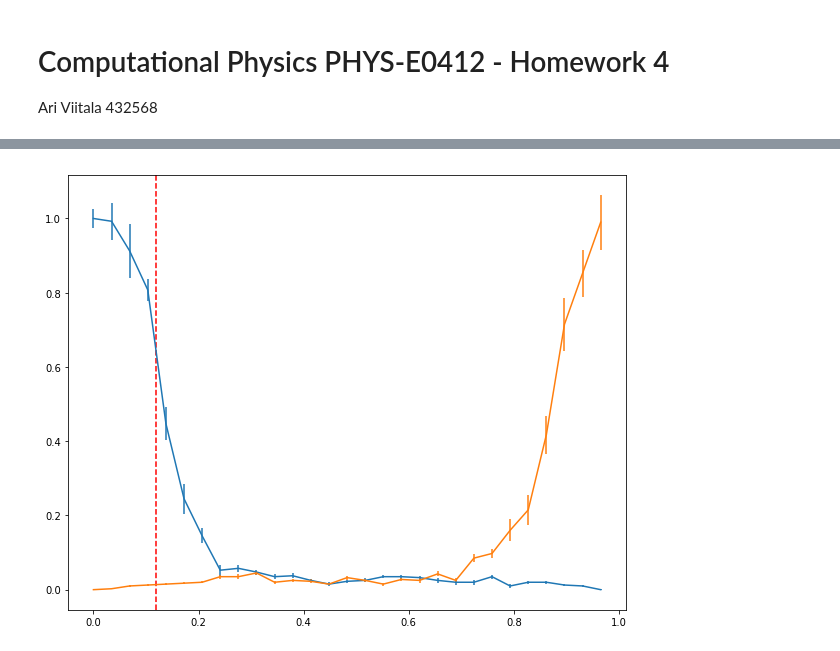
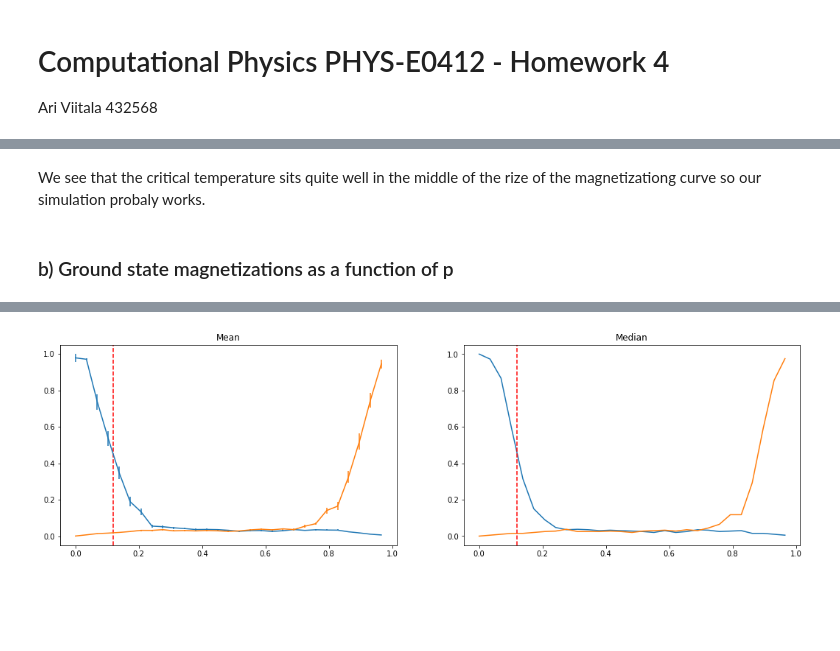
Before and after one commit to ari-viitala/CompPhys, a Jupyter notebook: Viikko4/Viikko4.ipynb, the cells around one changed output, grey strips where cells are left out. Cells and saved outputs as stored; diff of their text form; code cells hidden in the pictures; blank space fills up the shorter version.

```diff
--- a/Viikko4/Viikko4.ipynb
+++ b/Viikko4/Viikko4.ipynb
@@ -119,5 +168,3 @@ def anneal(p, N, iters, Th, Tl):
         ms[k] = (1 / N**2 * abs(np.sum(lat * sng)))
 
     return m, ms, lat
-# %%
-m, ms, lat = anneal(1, 50, 200, 3, 0.1)
@@ -124,15 +173,26 @@ m, ms, lat = anneal(1, 50, 200, 3, 0.1)
 # %%
-iters = 50
-steps = 400
+n = 15 #lattice dimensions nxn
+p = 0
+start_temp = 4
+end_temp = 1
+iters = 200 #iterations for p=0
+steps = 200 #steps for tempertature
+
+#vectors for the magnetizations
 ma = np.zeros(steps)
 msa = np.zeros(steps)
+
+#run the code simultaion iters times
 for i in range(0, iters):
     clear_output(wait = True)
     print(i)
-    m, ms, lat = anneal(0, 20, steps, 4, 1)
+    m, ms, lat = anneal(p, n, steps, start_temp, end_temp)
+
+    #add the results to the result vectors
     ma += m
     msa += ms
 
+#take the average
 ma /= iters
 msa /= iters
 # %% [output]
@@ -168,27 +209,45 @@ plt.axvline(2.27)
+# %% [markdown]
+We see that the critical temperature sits quite well in the middle of the rize of the magnetizationg curve so our simulation probaly works.
+# %% [markdown]
+### b) Ground state magnetizations as a function of p
 # %%
-n_p = 30
-p_iters = 20
-N = 20
-iters = 200
-Th = 3
-Tl = 1
+n_p = 30 #number of different p values
+p_iters = 40 #number of iterations per p
+N = 20 #lattice size
+iters = 200 #steps in simulation
+Th = 3 #high temp
+Tl = 1 #low temp
 
-ps = np.linspace(0,1, n_p)
-m = np.zeros((iters, n_p, p_iters))
-ms = np.zeros((iters, n_p, p_iters))
+ps = np.linspace(0,1, n_p) #vector of p's
+m = np.zeros((iters, n_p, p_iters)) #vector for magnetizations
+ms = np.zeros((iters, n_p, p_iters)) #vector for staggered magnetizations
 for i in range(0, n_p):
     for k in range(0, p_iters):
+
+        #some printing and plotting to know what is goin on in the simulaion to know what is
         clear_output(wait = True)
         print(k)
-        print("P: "  + str(ps[:i]))
+        print("P: "  + str(ps[i]))
         print("Magnetization: " + str(np.mean(m[-1:,:i,:], axis = 2)))
-        print("Swagger: " + str(np.mean(ms[-1:,:i,:], axis = 2)))
+        print("Staggered: " + str(np.mean(ms[-1:,:i,:], axis = 2)))
 
-        plt.figure(1, (10, 8))
-        plt.errorbar(ps[:i], np.median(m[-1,:i,:], axis = 1), m[-1,:i,:].std(axis = 1) / np.sqrt(p_iters))
-        plt.errorbar(ps[:i], np.median(ms[-1,:i,:], axis = 1), ms[-1,:i,:].std(axis = 1) / np.sqrt(p_iters))
+        plt.figure(1, (18, 5))
+
+        plt.subplot(1, 2, 1)
+        plt.title("Mean")
+        plt.errorbar(ps[:i], np.mean(m[-1,:i,:], axis = 1), m[-1,:i,:].std(axis = 1) / np.sqrt(p_iters))
+        plt.errorbar(ps[:i], np.mean(ms[-1,:i,:], axis = 1), ms[-1,:i,:].std(axis = 1) / np.sqrt(p_iters))
         plt.axvline(0.12, color = "red", linestyle = "--")
+
+        plt.subplot(1, 2, 2)
+        plt.title("Median")
+        plt.plot(ps[:i], np.median(m[-1,:i,:], axis = 1))
+        plt.plot(ps[:i], np.median(ms[-1,:i,:], axis = 1))
+        plt.axvline(0.12, color = "red", linestyle = "--")
+
         plt.show()
+
+        #run simumlation and save the variables
         temp_m, temp_ms, lat = anneal(ps[i], N, iters, Th, Tl)
         m[:, i, k] = temp_m
         ms[:, i, k] = temp_ms
@@ -210,4 +270,4 @@ Swagger: [[0.      0.00525 0.01225 0.016   0.01925 0.0175  0.02425 0.03375 0.041
-[figure, old version]
+[figure, new version]
 # %%
 plt.figure(1, (10, 8))
 
```
Also changed, not shown: parts of 16 cells of this notebook.
